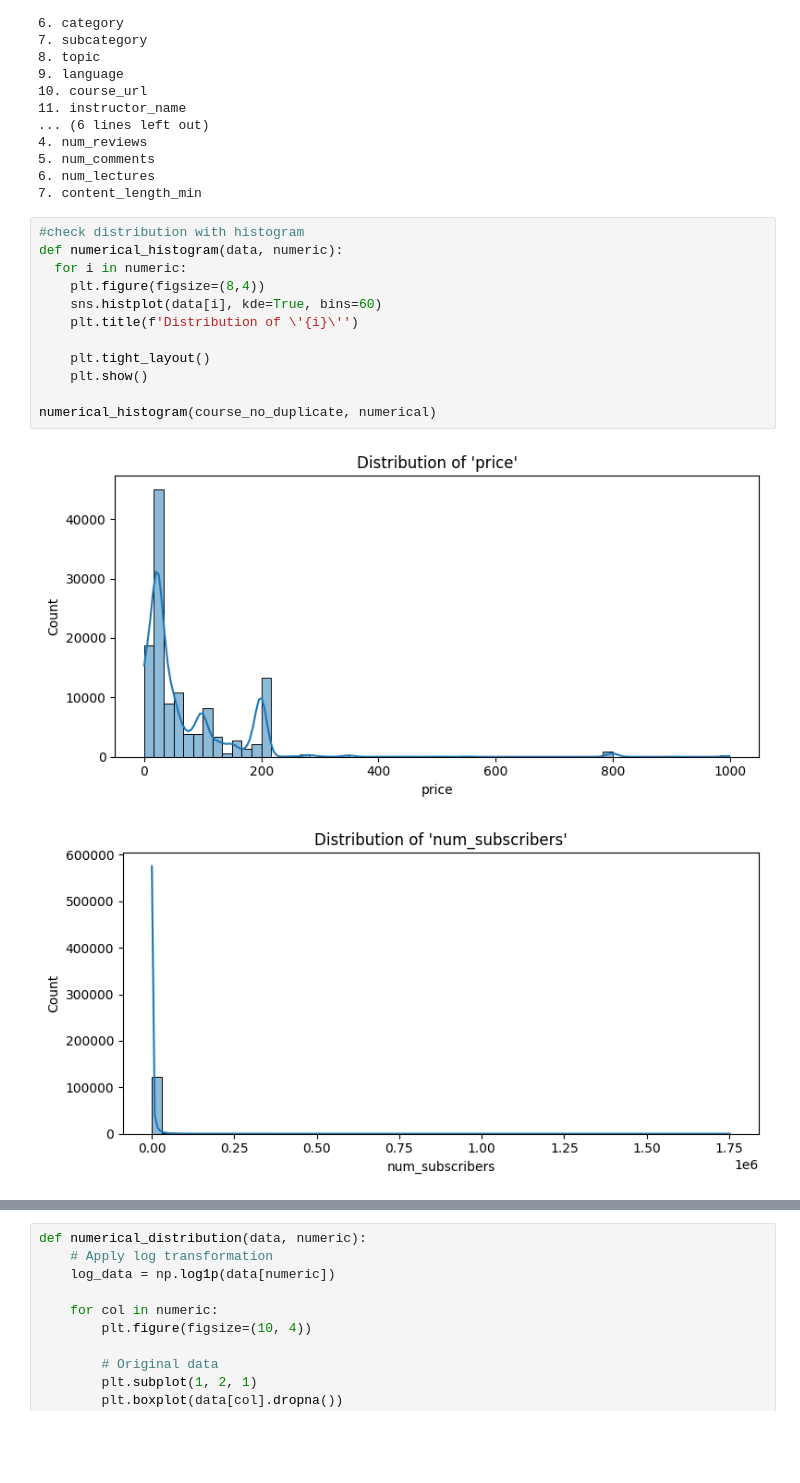
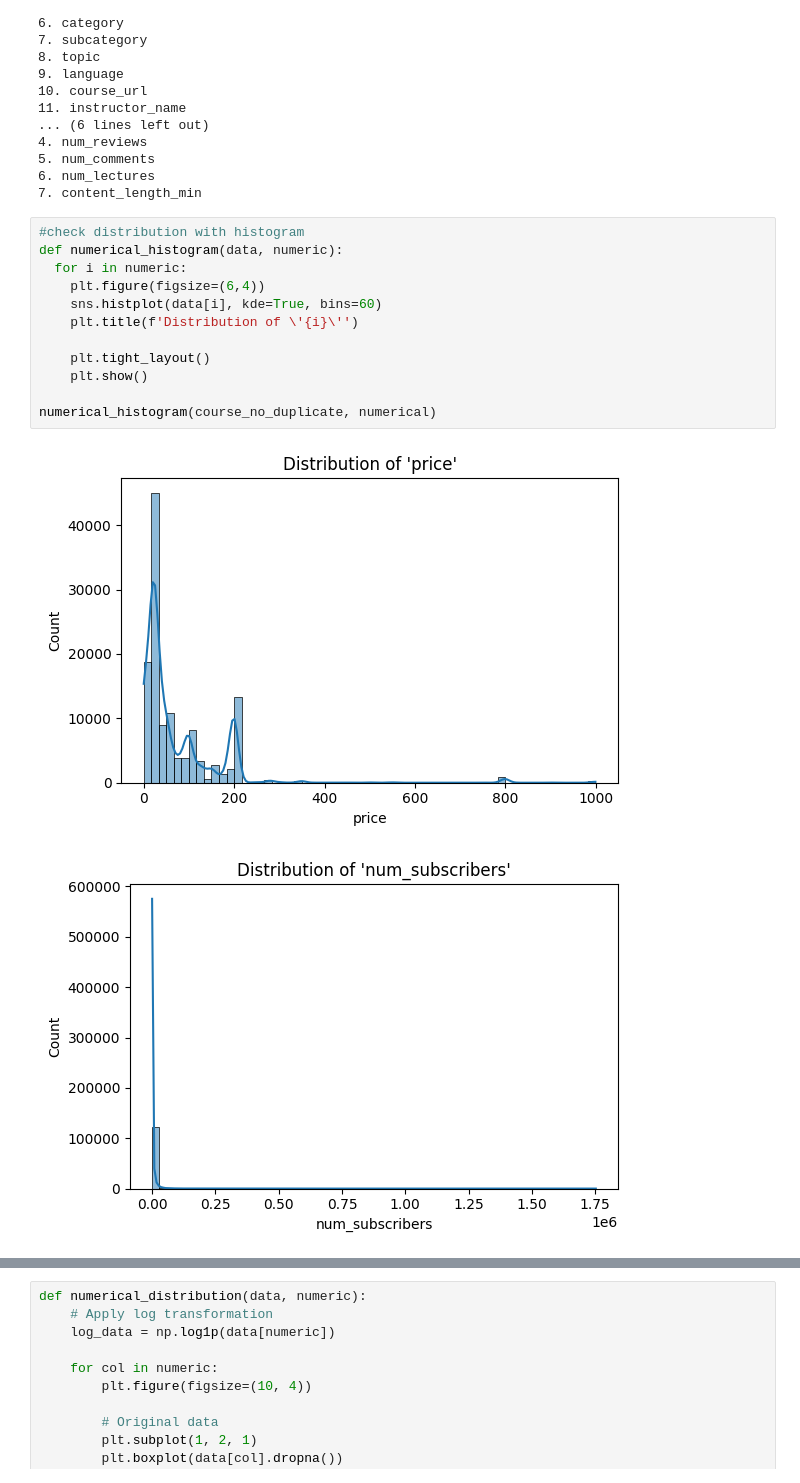
Before and after one commit to MuhammadRhakan/final-project, a Jupyter notebook: Course_Recommendation.ipynb, the cells around one changed output, grey strips where cells are left out. Cells and saved outputs as stored; diff of their text form; blank space fills up the shorter version.

```diff
--- a/Course_Recommendation.ipynb
+++ b/Course_Recommendation.ipynb
@@ -232,15 +226,15 @@ Categorical Attributes:
 # %%
 #check distribution with histogram
 def numerical_histogram(data, numeric):
   for i in numeric:
-    plt.figure(figsize=(8,4))
+    plt.figure(figsize=(6,4))
     sns.histplot(data[i], kde=True, bins=60)
     plt.title(f'Distribution of \'{i}\'')
 
     plt.tight_layout()
     plt.show()
 
 numerical_histogram(course_no_duplicate, numerical)
 # %% [output]
-[figure, old version]
+[figure, new version]
-[figure, old version]
+[figure, new version]
```
Also changed, not shown: parts of 10 cells of this notebook.
